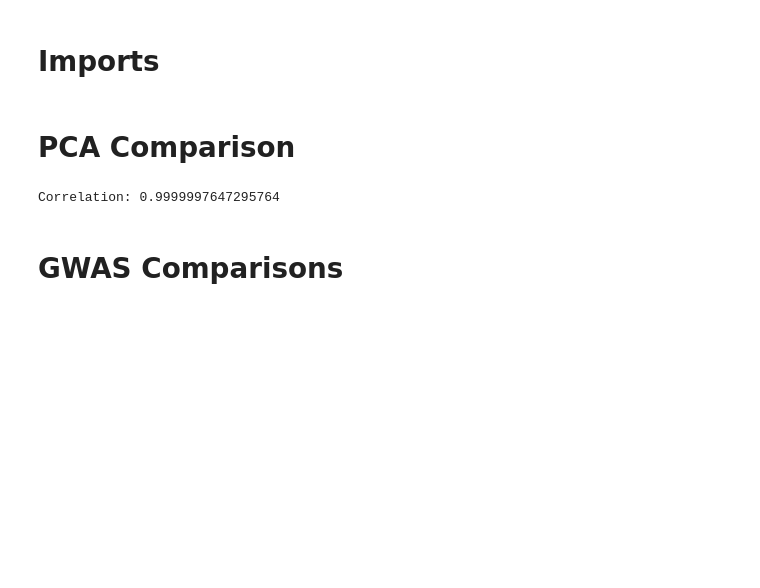
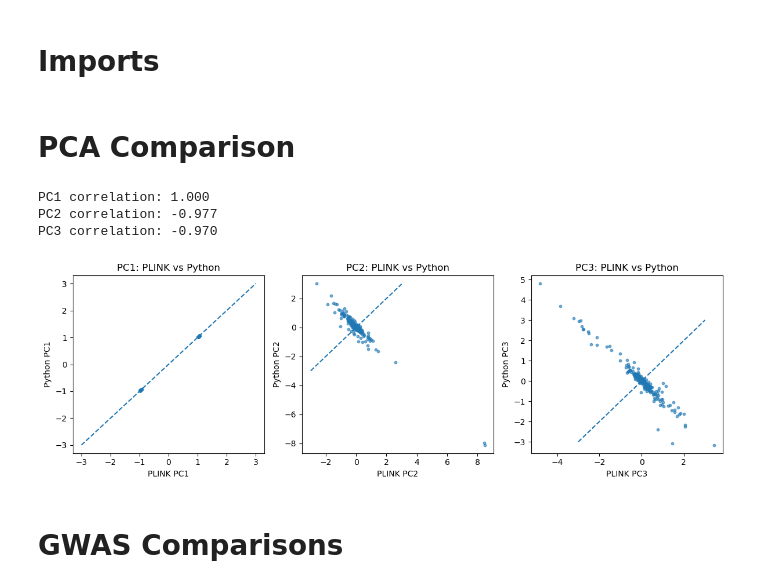
Before and after one commit to owenjpark/CSE-284-GWAS, a Jupyter notebook: src/results.ipynb, the cells around one changed output. Drawn from its saved outputs; the diff is of its cells as text; code cells hidden in the pictures; blank space fills up the shorter version.

```diff
--- a/src/results.ipynb
+++ b/src/results.ipynb
@@ -9,14 +10,35 @@ import re
 # %% [markdown]
 # PCA Comparison
 # %%
-# Check correlation
 plink = np.loadtxt("../plink_results/ps3_gwas.eigenvec", usecols=[2,3,4])
-ours = np.loadtxt("../python_results/eigenvec.txt", usecols=[2,3,4])
+gwas_py = np.loadtxt("../python_results/eigenvec.txt", usecols=[2,3,4])
 
-corr = np.corrcoef(plink[:,0], ours[:,0])[0,1]
-print("Correlation:", corr)
+def zscore(x):
+    return (x - x.mean()) / x.std()
+
+fig, axes = plt.subplots(1, 3, figsize=(12,4))
+
+for i in range(3):
+    x = zscore(plink[:,i])
+    y = zscore(gwas_py[:,i])
+
+    corr = np.corrcoef(x, y)[0,1]
+    print(f"PC{i+1} correlation: {corr:.3f}")
+
+    axes[i].scatter(x, y, s=10, alpha=0.6)
+    axes[i].set_title(f"PC{i+1}: PLINK vs Python")
+    axes[i].set_xlabel(f"PLINK PC{i+1}")
+    axes[i].set_ylabel(f"Python PC{i+1}")
+
+    axes[i].plot([-3,3], [-3,3], linestyle="--")
+
+plt.tight_layout()
+plt.show()
 # %% [output]
-Correlation: 0.9999997647295764
+PC1 correlation: 1.000
+PC2 correlation: -0.977
+PC3 correlation: -0.970
+[figure, added]
 # %% [markdown]
 # GWAS Comparisons
 # %% [markdown]
```
Also changed, not shown: parts of 13 cells of this notebook, 2 other files.
